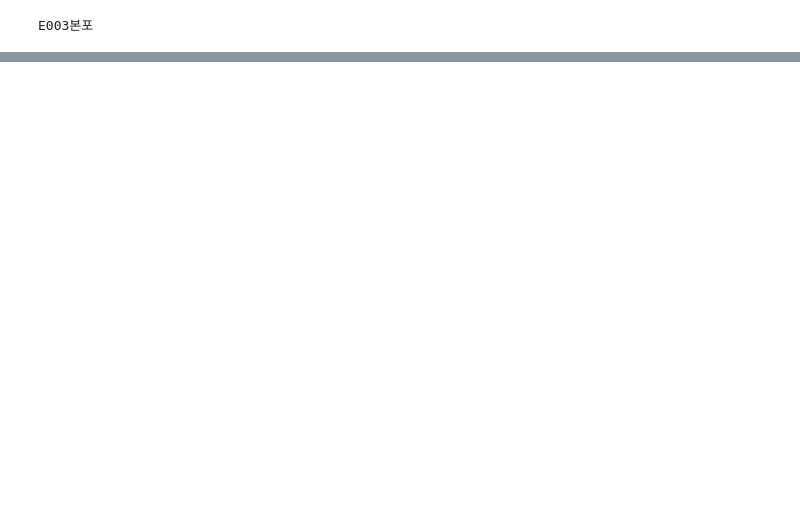
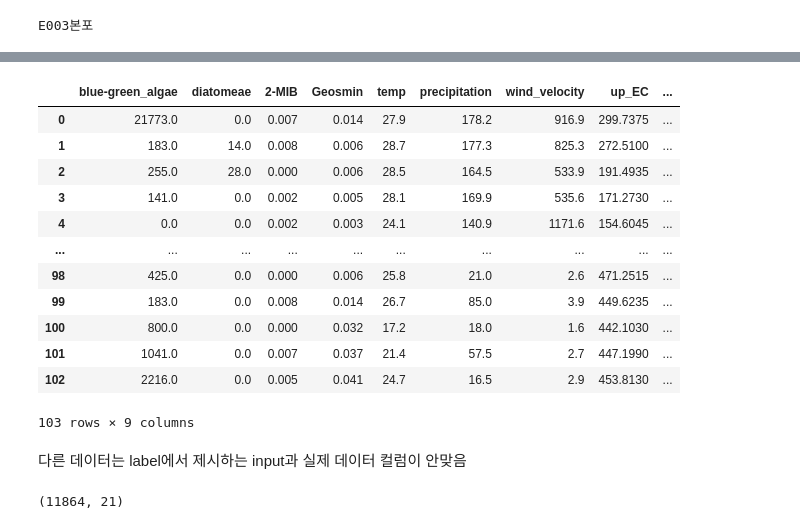
Before and after one commit to Heeseung-Cho/wkit_water_quality, a Jupyter notebook: eda.ipynb, the cells around one changed output, grey strips where cells are left out. Cells and saved outputs as stored; diff of their text form; code cells hidden in the pictures; blank space fills up the shorter version.

```diff
--- a/eda.ipynb
+++ b/eda.ipynb
@@ -290,0 +336,19 @@ label1["w"]
+# %%
+## Output
+pd.DataFrame(target_vals, columns = target_cols)
+# %% [output]
+|  | blue-green_algae | diatomeae | 2-MIB | Geosmin | temp | precipitation | wind_velocity | up_EC | ... |
+| 0 | 21773.0 | 0.0 | 0.007 | 0.014 | 27.9 | 178.2 | 916.9 | 299.7375 | ... |
+| 1 | 183.0 | 14.0 | 0.008 | 0.006 | 28.7 | 177.3 | 825.3 | 272.5100 | ... |
+| 2 | 255.0 | 28.0 | 0.000 | 0.006 | 28.5 | 164.5 | 533.9 | 191.4935 | ... |
+| 3 | 141.0 | 0.0 | 0.002 | 0.005 | 28.1 | 169.9 | 535.6 | 171.2730 | ... |
+| 4 | 0.0 | 0.0 | 0.002 | 0.003 | 24.1 | 140.9 | 1171.6 | 154.6045 | ... |
+| ... | ... | ... | ... | ... | ... | ... | ... | ... | ... |
+| 98 | 425.0 | 0.0 | 0.000 | 0.006 | 25.8 | 21.0 | 2.6 | 471.2515 | ... |
+| 99 | 183.0 | 0.0 | 0.008 | 0.014 | 26.7 | 85.0 | 3.9 | 449.6235 | ... |
+| 100 | 800.0 | 0.0 | 0.000 | 0.032 | 17.2 | 18.0 | 1.6 | 442.1030 | ... |
+| 101 | 1041.0 | 0.0 | 0.007 | 0.037 | 21.4 | 57.5 | 2.7 | 447.1990 | ... |
+| 102 | 2216.0 | 0.0 | 0.005 | 0.041 | 24.7 | 16.5 | 2.9 | 453.8130 | ... |
+103 rows × 9 columns
+# %% [markdown]
+다른 데이터는 label에서 제시하는 input과 실제 데이터 컬럼이 안맞음
@@ -290,0 +360,9 @@ label1["w"]
+# %%
+df_raw = pd.DataFrame()
+for file in data_list:
+    df_ = pd.read_csv(file)
+    df_raw = pd.concat([df_raw, df_], axis = 0, ignore_index= True)
+num_cols = list(df_raw.select_dtypes(include = np.number).columns)
+print(df_raw.shape)
+# %% [output]
+(11864, 21)
```
Also changed, not shown: parts of 11 cells of this notebook.
